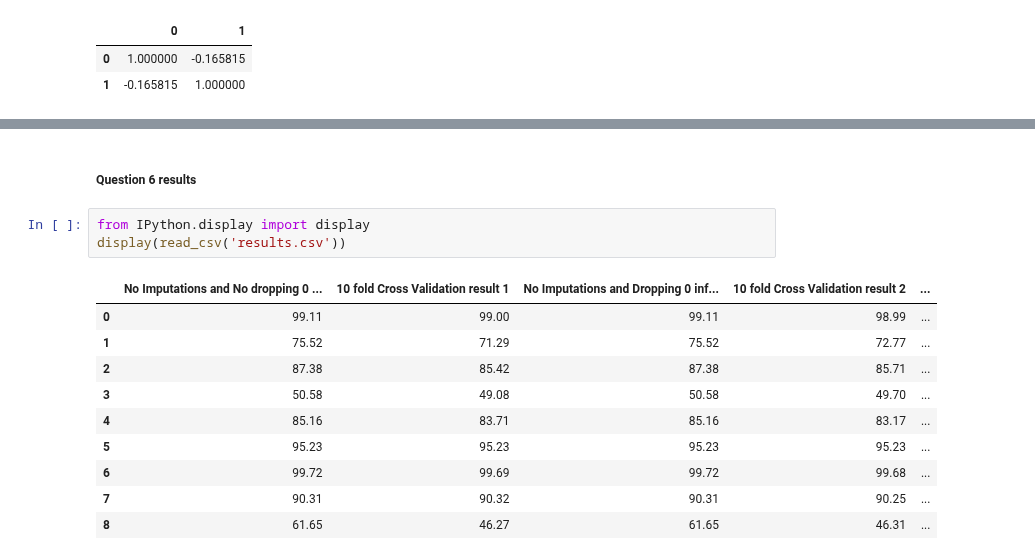
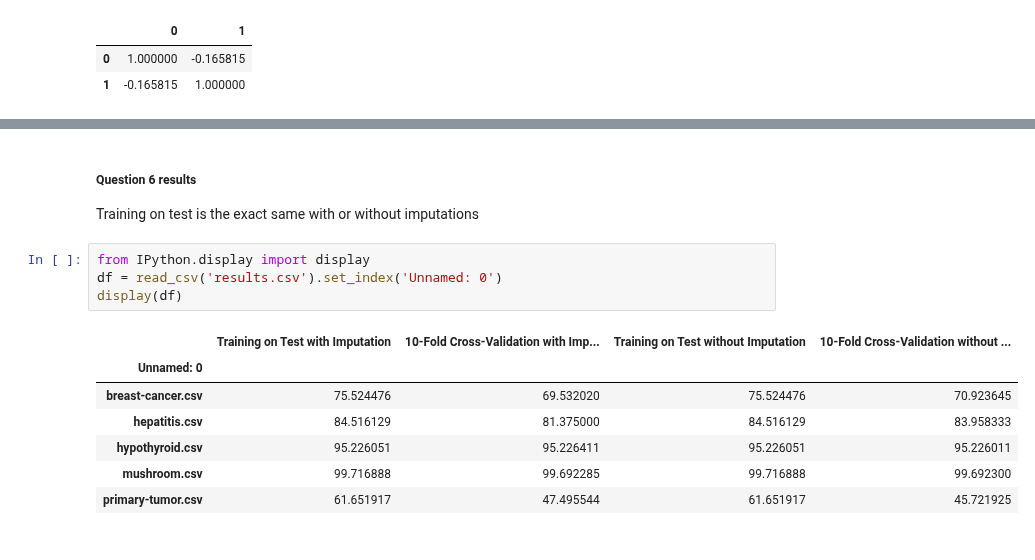
Before and after one commit to VoLKyyyOG/COMP30024, a Jupyter notebook: ML/2019S1-proj1.ipynb, the cells around one changed output, grey strips where cells are left out. Saved outputs shown, nothing was run; the diff lists cells and outputs as text.

```diff
--- a/ML/2019S1-proj1.ipynb
+++ b/ML/2019S1-proj1.ipynb
@@ -503,16 +550,15 @@ This backs the claim that the Naive Bayes is able to elegantly handle missing at
-# %% [markdown]
-##### Question 6 results
+# %% [markdown]
+##### Question 6 results
+Training on test is the exact same with or without imputations
 # %%
 from IPython.display import display
-display(read_csv('results.csv'))
+df = read_csv('results.csv').set_index('Unnamed: 0')
+display(df)
 # %% [output]
-|  | No Imputations and No dropping 0 ... | 10 fold Cross Validation result 1 | No Imputations and Dropping 0 inf... | 10 fold Cross Validation result 2 | ... |
-| 0 | 99.11 | 99.00 | 99.11 | 98.99 | ... |
-| 1 | 75.52 | 71.29 | 75.52 | 72.77 | ... |
-| 2 | 87.38 | 85.42 | 87.38 | 85.71 | ... |
-| 3 | 50.58 | 49.08 | 50.58 | 49.70 | ... |
-| 4 | 85.16 | 83.71 | 85.16 | 83.17 | ... |
-| 5 | 95.23 | 95.23 | 95.23 | 95.23 | ... |
-| 6 | 99.72 | 99.69 | 99.72 | 99.68 | ... |
-| 7 | 90.31 | 90.32 | 90.31 | 90.25 | ... |
-| 8 | 61.65 | 46.27 | 61.65 | 46.31 | ... |
+|  | Training on Test with Imputation | 10-Fold Cross-Validation with Imp... | Training on Test without Imputation | 10-Fold Cross-Validation without ... |
+| Unnamed: 0 |  |  |  |  |
+| breast-cancer.csv | 75.524476 | 69.532020 | 75.524476 | 70.923645 |
+| hepatitis.csv | 84.516129 | 81.375000 | 84.516129 | 83.958333 |
+| hypothyroid.csv | 95.226051 | 95.226411 | 95.226051 | 95.226011 |
+| mushroom.csv | 99.716888 | 99.692285 | 99.716888 | 99.692300 |
+| primary-tumor.csv | 61.651917 | 47.495544 | 61.651917 | 45.721925 |
```
Also changed, not shown: parts of 6 cells of this notebook, 3 other files.
